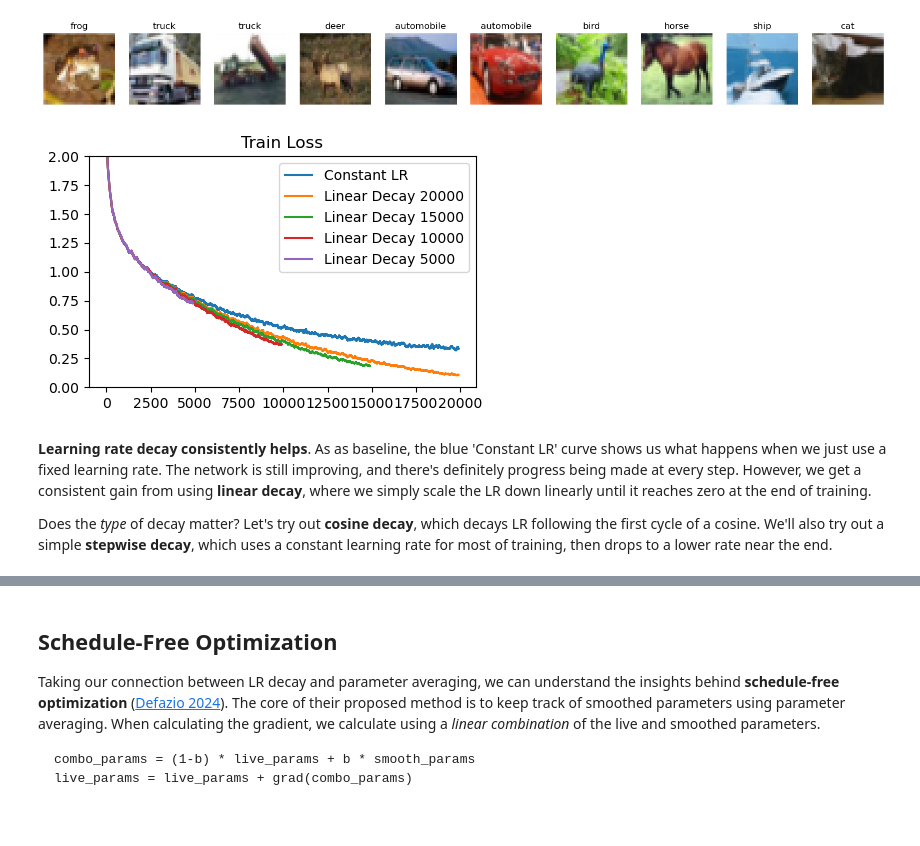
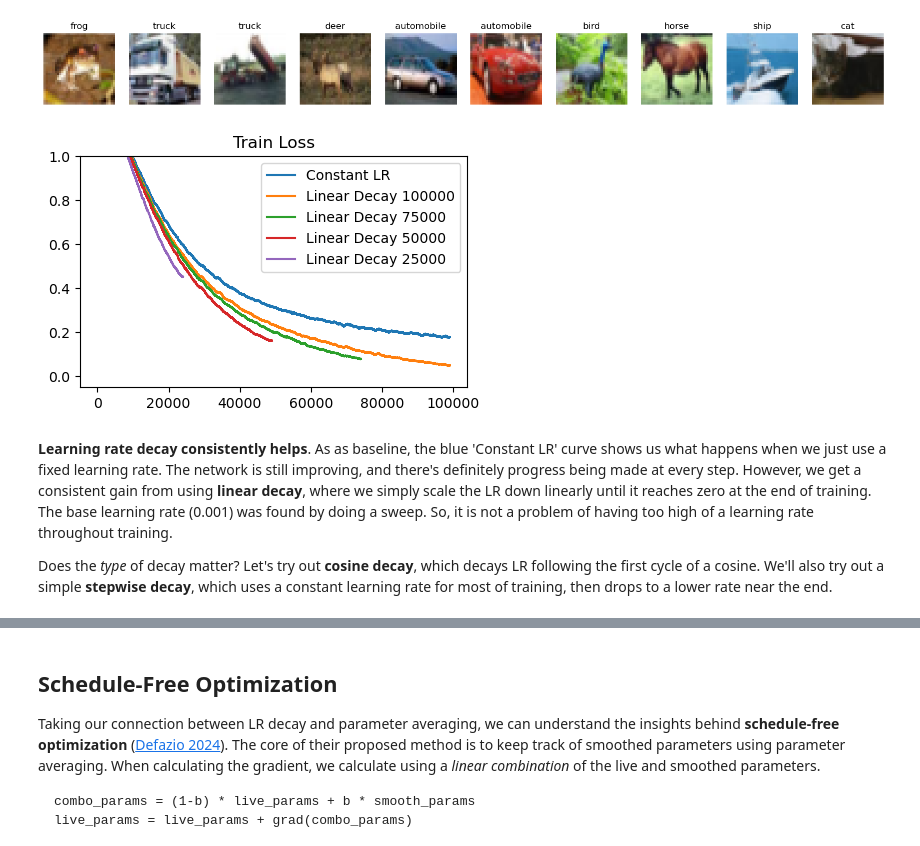
Before and after one commit to kvfrans/notes, a Jupyter notebook: 7-notes/learning-rate-schedules.ipynb, the cells around one changed output, grey strips where cells are left out. Saved outputs shown, nothing was run; the diff lists cells and outputs as text; code cells hidden in the pictures; blank space fills up the shorter version.

```diff
--- a/7-notes/learning-rate-schedules.ipynb
+++ b/7-notes/learning-rate-schedules.ipynb
@@ -163,16 +159,32 @@ def plot_losses(losses, labels, title):
     axs.set_title(title)
     plt.show()
-# %%
-constant_loss = train_cifar(lambda x: 0.001, 20000)
-linear_losses = []
-for max_steps in [20000, 15000, 10000, 5000]:
-    linear_losses.append(train_cifar(lambda x: 0.001 * (1 - (x / max_steps)), max_steps))
+# %%
+def adam_optimizer_custom(lr_schedule, params, opt_state, grad_fn, step, max_steps):
+    loss, grads = grad_fn(params)
+    momentum, variance = opt_state
+    b1, b2 = 0.9, 0.999
+    new_momentum = jax.tree_map(lambda m, g: b1 * m + (1-b1) * g, momentum, grads)
+    new_variance = jax.tree_map(lambda v, g: b2 * v + (1-b2) * g ** 2, variance, grads)
+    m_hat = jax.tree_map(lambda m: m / (1 - b1 ** (step + 1)), new_momentum)
+    v_hat = jax.tree_map(lambda v: v / (1 - b2 ** (step + 1)), new_variance)
+    update = jax.tree_map(lambda m, v: m / (jnp.sqrt(v) + 1e-6), m_hat, v_hat)
+    lr = lr_schedule(step, max_steps)
+    new_params = jax.tree_map(lambda p, u: p - lr * u, params, update)
+    return loss, new_params, (new_momentum, new_variance)
+init_opt_fn = lambda p : (zero_params(p), zero_params(p))
+
+adam_constant = functools.partial(adam_optimizer_custom, lambda x, y: 0.001)
+constant_loss = train_cifar(adam_constant, init_opt_fn, 100_000)
+linear_losses = []
+for max_steps in [100_000, 75_000, 50_000, 25000]:
+    adam_linear = functools.partial(adam_optimizer_custom, lambda step, max_steps: 0.001 * (1 - (step / max_steps)))
+    linear_losses.append(train_cifar(adam_linear, init_opt_fn, max_steps))
 # %%
 plot_losses([constant_loss] + linear_losses,
-            ['Constant LR'] + [f'Linear Decay {d}' for d in [20000, 15000, 10000, 5000]], 'Train Loss')
+            ['Constant LR'] + [f'Linear Decay {d}' for d in [100_000, 75_000, 50_000, 25000]], 'Train Loss', ylim=1)
 # %% [output]
-[figure, old version]
+[figure, new version]
 # %% [markdown]
-**Learning rate decay consistently helps**. As as baseline, the blue 'Constant LR' curve shows us what happens when we just use a fixed learning rate. The network is still improving, and there's definitely progress being made at every step. However, we get a consistent gain from using **linear decay**, where we simply scale the LR down linearly until it reaches zero at the end of training.
+**Learning rate decay consistently helps**. As as baseline, the blue 'Constant LR' curve shows us what happens when we just use a fixed learning rate. The network is still improving, and there's definitely progress being made at every step. However, we get a consistent gain from using **linear decay**, where we simply scale the LR down linearly until it reaches zero at the end of training. The base learning rate (0.001) was found by doing a sweep. So, it is not a problem of having too high of a learning rate throughout training.
 
 Does the *type* of decay matter? Let's try out **cosine decay**, which decays LR following the first cycle of a cosine. We'll also try out a simple **stepwise decay**, which uses a constant learning rate for most of training, then drops to a lower rate near the end.
```
Also changed, not shown: parts of 21 cells of this notebook, 1 other file.
